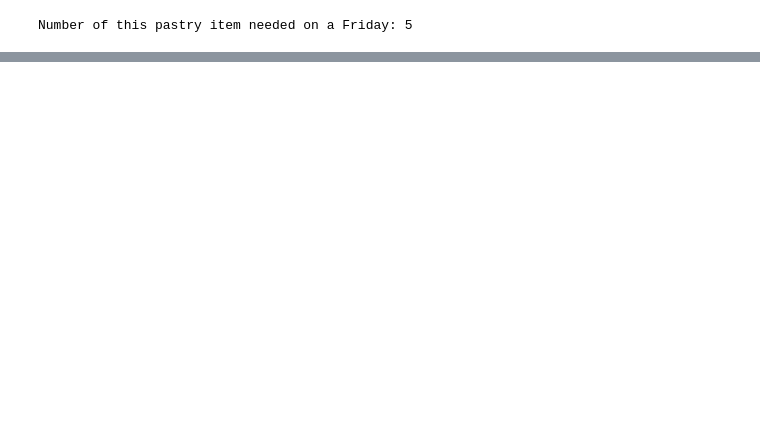
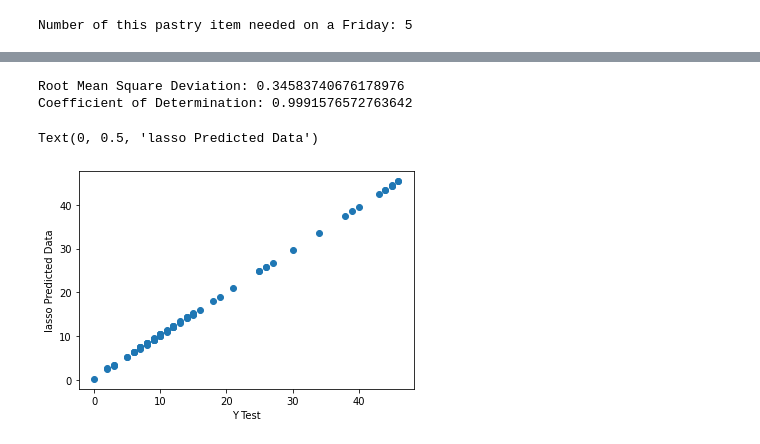
Before and after one commit to arthurwpessoa/machine_learning, a Jupyter notebook: notebook/pastry - Copy.ipynb, the cells around one changed output, grey strips where cells are left out. Cells and saved outputs as stored; diff of their text form; code cells hidden in the pictures; blank space fills up the shorter version.

```diff
--- a/notebook/pastry - Copy.ipynb
+++ b/notebook/pastry - Copy.ipynb
@@ -173,0 +201,16 @@ Coefficient of Determination: 0.9679747944973665
+# %%
+# Using sklearn metrics Coefficient of Determination and Root Mean Square Deviation to validate the performance of the model.
+rmsd_lar = np.sqrt(mean_squared_error(y_test,pred_test_lar))
+cd_lar = r2_score(y_test, pred_test_lar)
+print("Root Mean Square Deviation: " + str(rmsd_lar))
+print("Coefficient of Determination: " + str(cd_lar))
+# %% [output]
+Root Mean Square Deviation: 0.34583740676178976
+Coefficient of Determination: 0.9991576572763642
+# %%
+plt.scatter(y_test, pred_test_lar)
+plt.xlabel('Y Test')
+plt.ylabel('lasso Predicted Data')
+# %% [output]
+Text(0, 0.5, 'lasso Predicted Data')
+[figure, added]
```
Also changed, not shown: parts of 16 cells of this notebook.
